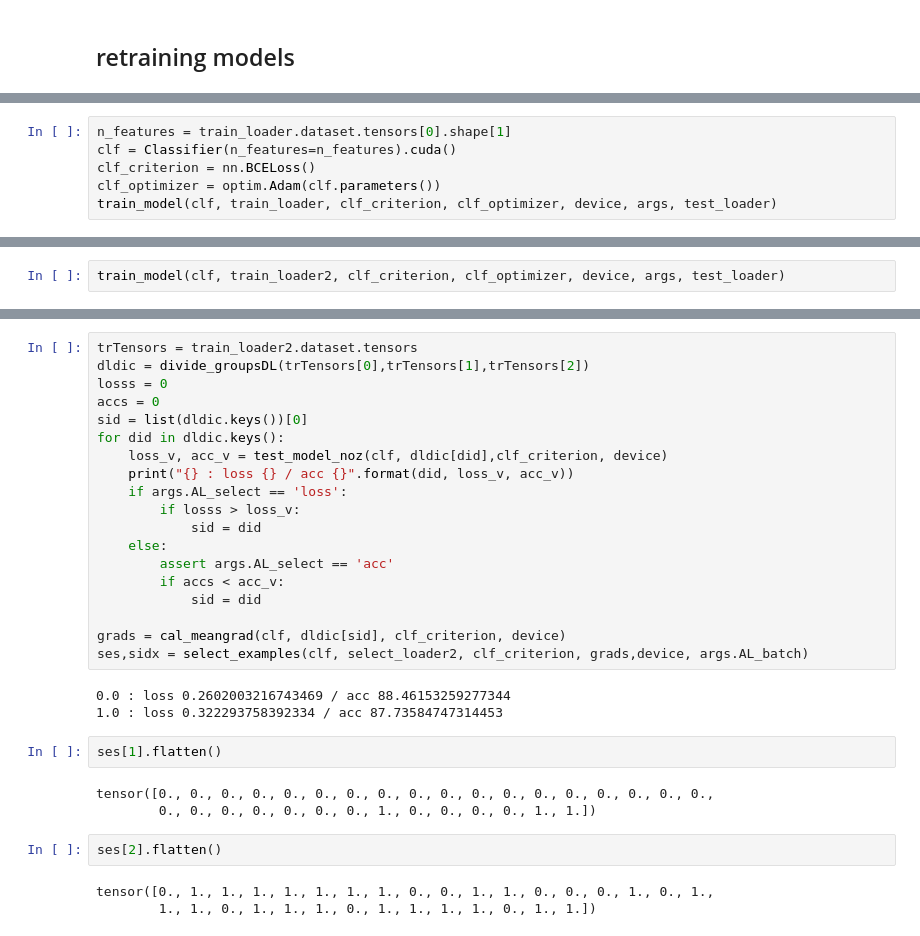
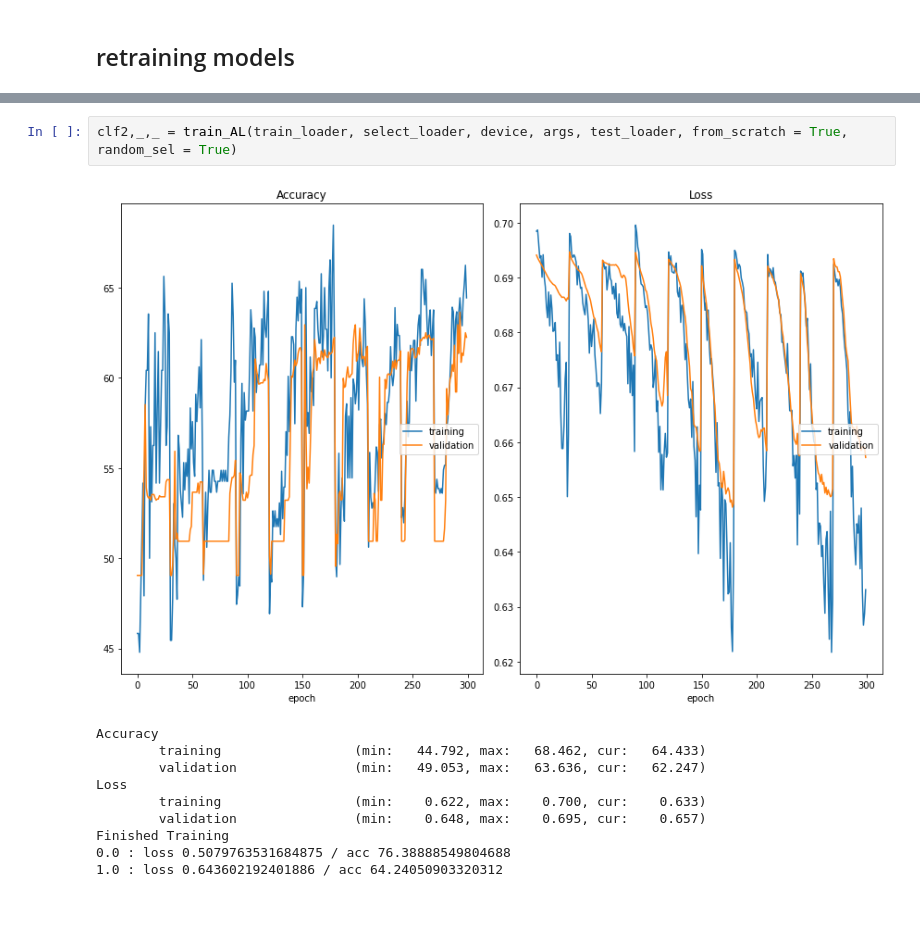
Before and after one commit to psr6275/fairness_AL, a Jupyter notebook: codes/210920_fairAL-Final.ipynb, the cells around one changed output, grey strips where cells are left out. Drawn from its saved outputs; the diff is of its cells as text; blank space fills up the shorter version.

```diff
--- a/codes/210920_fairAL-Final.ipynb
+++ b/codes/210920_fairAL-Final.ipynb
@@ -181,6 +131,0 @@ Classifier(
-# %%
-n_features = train_loader.dataset.tensors[0].shape[1]
-clf = Classifier(n_features=n_features).cuda()
-clf_criterion = nn.BCELoss()
-clf_optimizer = optim.Adam(clf.parameters())
-train_model(clf, train_loader, clf_criterion, clf_optimizer, device, args, test_loader)
@@ -230,2 +131,0 @@ train_loader2, select_loader2 = obtain_newDS(train_loader, select_loader, ses, s
-# %%
-train_model(clf, train_loader2, clf_criterion, clf_optimizer, device, args, test_loader)
@@ -241,32 +132,13 @@ Finished Training
-# %%
-trTensors = train_loader2.dataset.tensors
-dldic = divide_groupsDL(trTensors[0],trTensors[1],trTensors[2])
-losss = 0
-accs = 0
-sid = list(dldic.keys())[0]
-for did in dldic.keys():
-    loss_v, acc_v = test_model_noz(clf, dldic[did],clf_criterion, device)
-    print("{} : loss {} / acc {}".format(did, loss_v, acc_v))
-    if args.AL_select == 'loss':
-        if losss > loss_v:
-            sid = did
-    else:
-        assert args.AL_select == 'acc'
-        if accs < acc_v:
-            sid = did
-
-grads = cal_meangrad(clf, dldic[sid], clf_criterion, device)
-ses,sidx = select_examples(clf, select_loader2, clf_criterion, grads,device, args.AL_batch)
-# %% [output]
-0.0 : loss 0.2602003216743469 / acc 88.46153259277344
-1.0 : loss 0.322293758392334 / acc 87.73584747314453
-# %%
-ses[1].flatten()
-# %% [output]
-tensor([0., 0., 0., 0., 0., 0., 0., 0., 0., 0., 0., 0., 0., 0., 0., 0., 0., 0.,
-        0., 0., 0., 0., 0., 0., 0., 1., 0., 0., 0., 0., 1., 1.])
-# %%
-ses[2].flatten()
-# %% [output]
-tensor([0., 1., 1., 1., 1., 1., 1., 1., 0., 0., 1., 1., 0., 0., 0., 1., 0., 1.,
-        1., 1., 0., 1., 1., 1., 0., 1., 1., 1., 1., 0., 1., 1.])
+# %%
+clf2,_,_ = train_AL(train_loader, select_loader, device, args, test_loader, from_scratch = True, random_sel = True)
+# %% [output]
+[figure, added]
+Accuracy
+        training                 (min:   44.792, max:   68.462, cur:   64.433)
+        validation               (min:   49.053, max:   63.636, cur:   62.247)
+Loss
+        training                 (min:    0.622, max:    0.700, cur:    0.633)
+        validation               (min:    0.648, max:    0.695, cur:    0.657)
+Finished Training
+0.0 : loss 0.5079763531684875 / acc 76.38888549804688
+1.0 : loss 0.643602192401886 / acc 64.24050903320312
```
Also changed, not shown: parts of 22 cells of this notebook, 2 other files.
